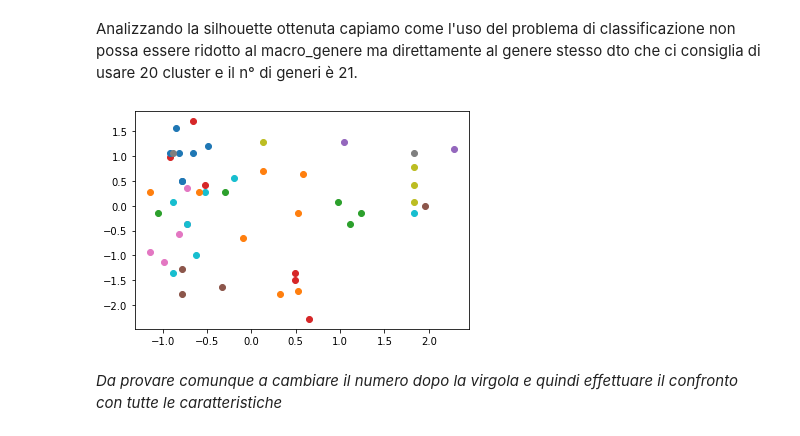
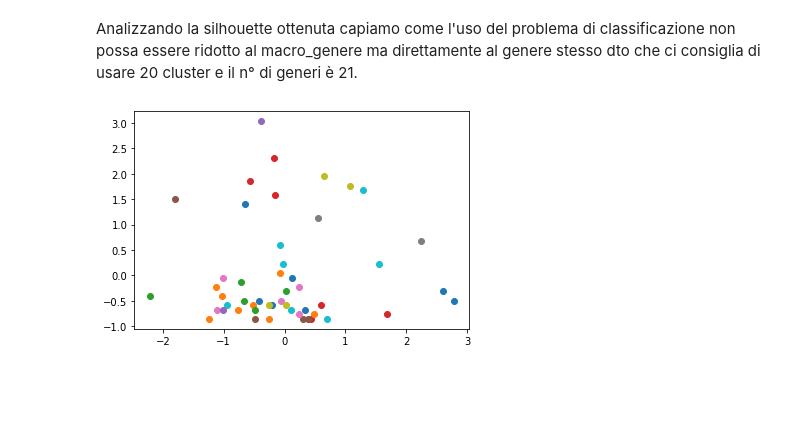
Before and after one commit to PedemonteGiacomo/DataScienceProject, a Jupyter notebook: project.ipynb, the cells around one changed output. Cells and saved outputs as stored; diff of their text form; code cells hidden in the pictures; blank space fills up the shorter version.

```diff
--- a/project.ipynb
+++ b/project.ipynb
@@ -888,9 +910,7 @@ Analizzando la silhouette ottenuta capiamo come l'uso del problema di classifica
 # %%
 kmeans=KMeans(n_clusters=20, random_state=0).fit(X)
 y=kmeans.labels_
 for i in range(0,20):
-    plt.scatter(X[np.where(y==i),0],X[np.where(y==i),1])
+    plt.scatter(X[np.where(y==i),6],X[np.where(y==i),8])
 # %% [output]
-[figure, old version]
+[figure, new version]
-# %% [markdown]
-*Da provare comunque a cambiare il numero dopo la virgola e quindi effettuare il confronto con tutte le caratteristiche*
```
Also changed, not shown: parts of 34 cells of this notebook.
